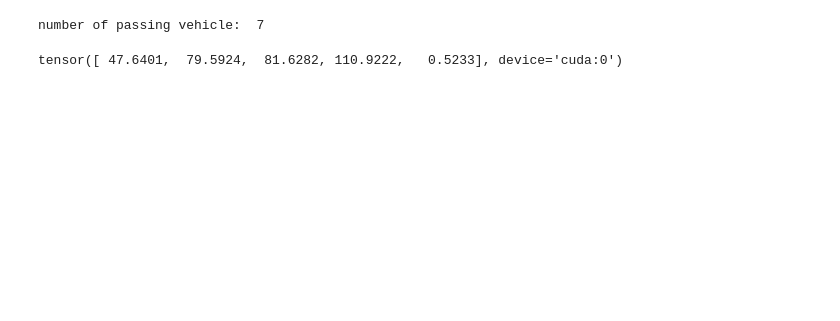
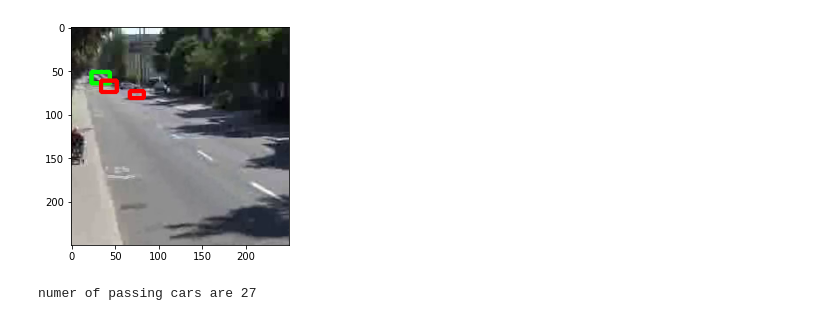
Before and after one commit to coffeeboost/CV-traffic-counter, a Jupyter notebook: traffic_counter.ipynb, the cells around one changed output. Saved outputs shown, nothing was run; the diff lists cells and outputs as text; code cells hidden in the pictures; blank space fills up the shorter version.

```diff
--- a/traffic_counter.ipynb
+++ b/traffic_counter.ipynb
@@ -56 +37,20 @@ import numpy as np
+# %%
+class Util():
+  def show(img):
+    plt.imshow(img)
+    plt.show()
+    clear_output(wait=True)
+    sleep(0.3)
+
+  def display_frames(frames):
+    frames = frames.to('cpu')
+    for i in range(0, 500, 10):
+      plt.imshow(frames[i])
+      plt.show()
+      clear_output(wait=True)
+      sleep(0.3)
+
+  def arr_to_video_download(arr):
+    stack = np.stack(arr, 0)
+    torchvision.io.write_video(video_array=stack,fps=26,filename='/content/output.mp4')
 # %%
@@ -137,20 +92 @@ plt.show()
-# %%
-def predict2(img):
-  batch = torch.unsqueeze(norm_img, 0)
-  with torch.no_grad():
-    predictions = model(batch.cuda())[0]
-  pprint.pprint(predictions)
-  box = predictions['boxes']
-  scores = predictions['scores']
-  labels = predictions['labels']
-  score = scores.reshape(scores.shape[0],1)
-  box = torch.cat((box, score), 1)
-
-  filter = (scores > 0.1) & (((labels == 3)) | (labels == 10) | (labels == 13) | (labels == 25))
-  box = box[filter]
-  return box
-
-
-# pil_img, norm_img = transform_image(frames[0])
-# predict2(norm_img)
 # %%
@@ -263,15 +148,0 @@ for i in range(0, frames.shape[0], 10):
-# %%
-num = len(set(unique))
-print("number of passing vehicle: ", num)
-# %% [output]
-number of passing vehicle:  7
-# %%
-score_threshold = .1
-box = predictions['boxes']
-score = predictions['scores'].reshape(predictions['scores'].shape[0],1)
-box_score = torch.cat((box, score), 1)
-box_score = box_score[predictions['scores'] > score_threshold]
-label_condition = predictions['labels'][predictions['scores'] > score_threshold]
-box_score[label_condition == 3][0]
-# %% [output]
-tensor([ 47.6401,  79.5924,  81.6282, 110.9222,   0.5233], device='cuda:0')
@@ -292,0 +149,11 @@ tensor([ 47.6401,  79.5924,  81.6282, 110.9222,   0.5233], device='cuda:0')
+# %%
+model = Model()
+transform = Transform('bottom_right')
+counter = Counter(model, transform, '/content/gdrive/MyDrive/fixed side of road.mp4')
+counter.run()
+# %% [output]
+[figure, added]
+# %%
+print(f'numer of passing cars are {counter.count}')
+# %% [output]
+numer of passing cars are 27
```
Also changed, not shown: parts of 21 cells of this notebook.
